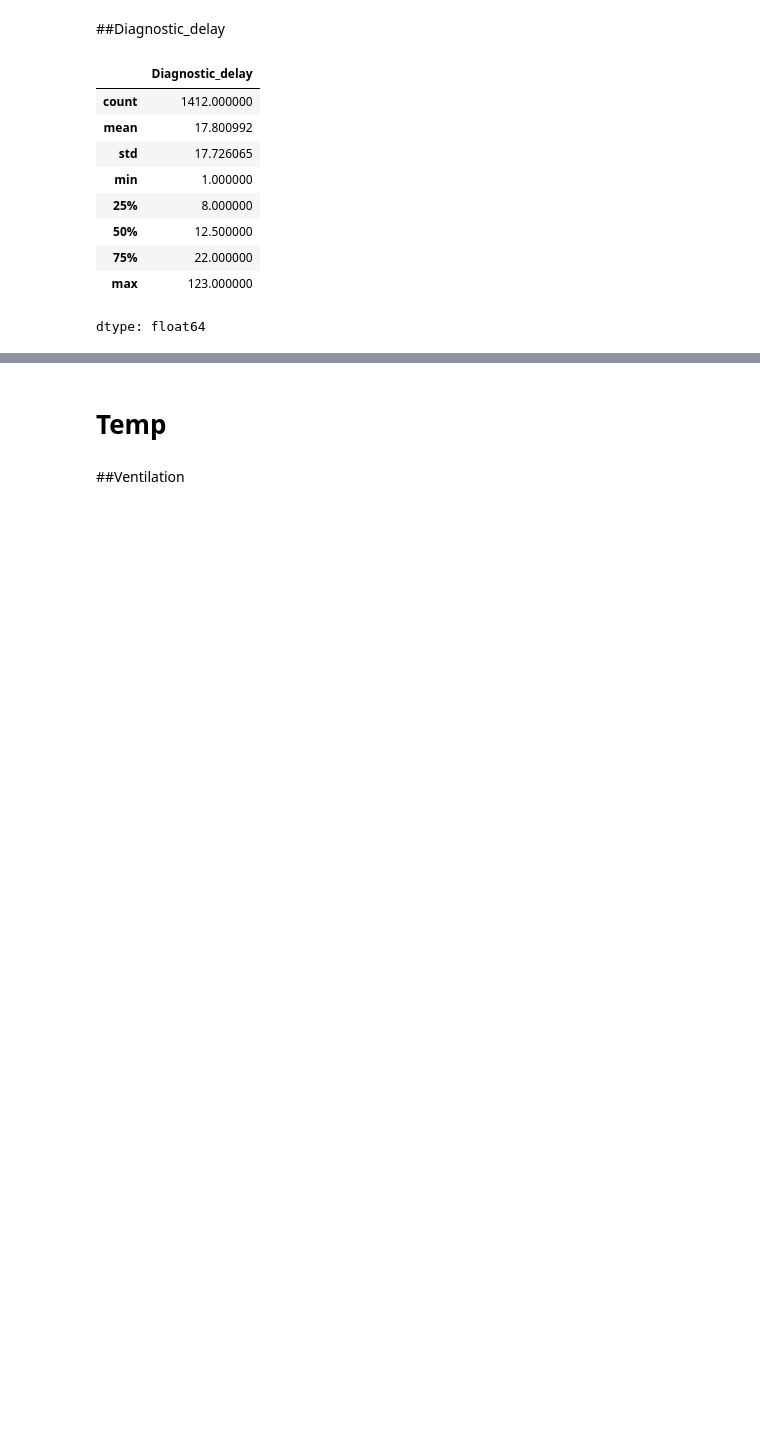
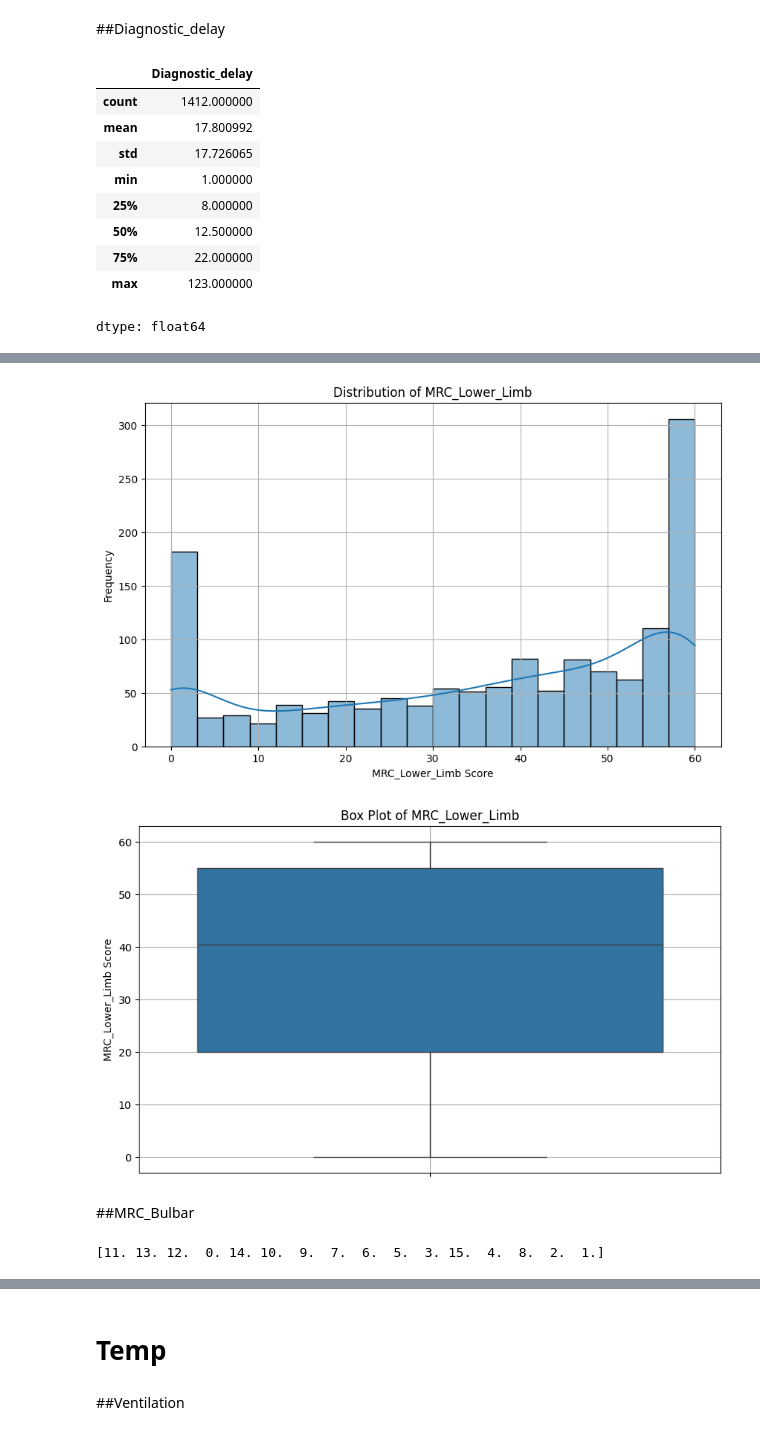
Before and after one commit to FaridRash/Advance-Statistical-Learnin--Semester-3, a Jupyter notebook: MH/Mh_AD.ipynb, the cells around one changed output, grey strips where cells are left out. Saved outputs shown, nothing was run; the diff lists cells and outputs as text; code cells hidden in the pictures; blank space fills up the shorter version.

Commit message:
PUMNS_Bulbar

```diff
--- a/MH/Mh_AD.ipynb
+++ b/MH/Mh_AD.ipynb
@@ -413,0 +481,29 @@ dtype: float64
+# %%
+import matplotlib.pyplot as plt
+import seaborn as sns
+
+# Histogram for MRC_Lower_Limb
+plt.figure(figsize=(10, 6))
+sns.histplot(data=df, x='MRC_Lower_Limb', bins=20, kde=True)
+plt.title('Distribution of MRC_Lower_Limb')
+plt.xlabel('MRC_Lower_Limb Score')
+plt.ylabel('Frequency')
+plt.grid(True)
+plt.show()
+
+# Box plot for MRC_Lower_Limb
+plt.figure(figsize=(10, 6))
+sns.boxplot(data=df, y='MRC_Lower_Limb')
+plt.title('Box Plot of MRC_Lower_Limb')
+plt.ylabel('MRC_Lower_Limb Score')
+plt.grid(True)
+plt.show()
+# %% [output]
+[figure, added]
+[figure, added]
+# %% [markdown]
+##MRC_Bulbar
+# %%
+print(df['MRC_Bulbar'].unique())
+# %% [output]
+[11. 13. 12.  0. 14. 10.  9.  7.  6.  5.  3. 15.  4.  8.  2.  1.]
```
Also changed, not shown: parts of 18 cells of this notebook.
